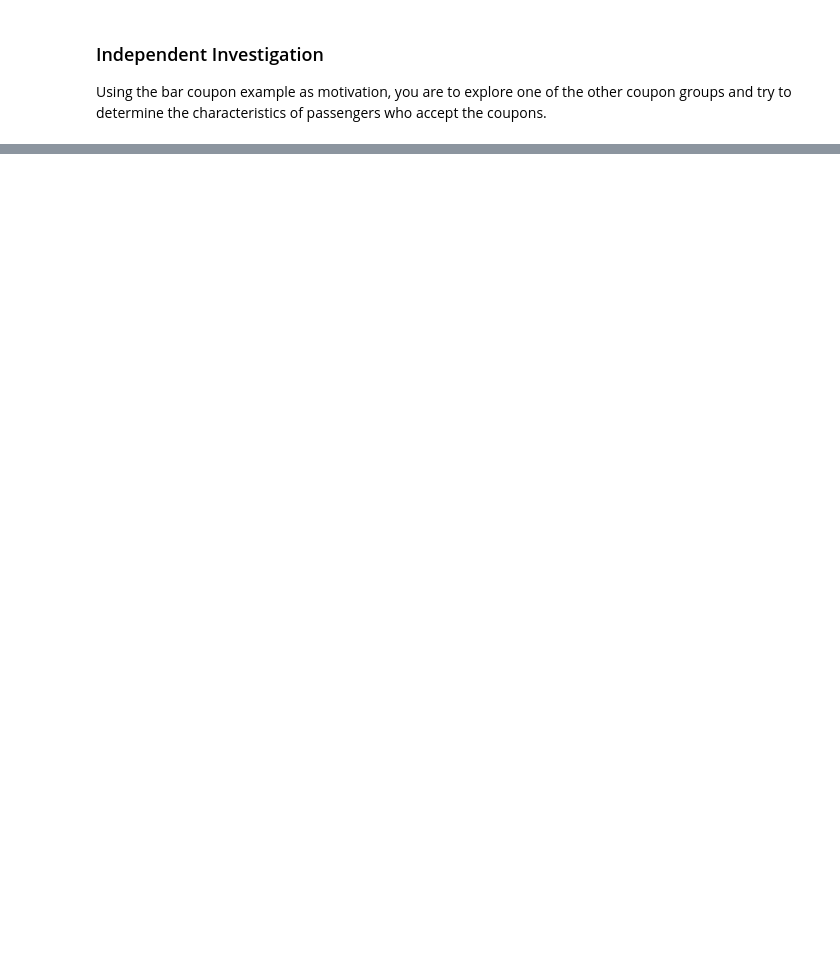
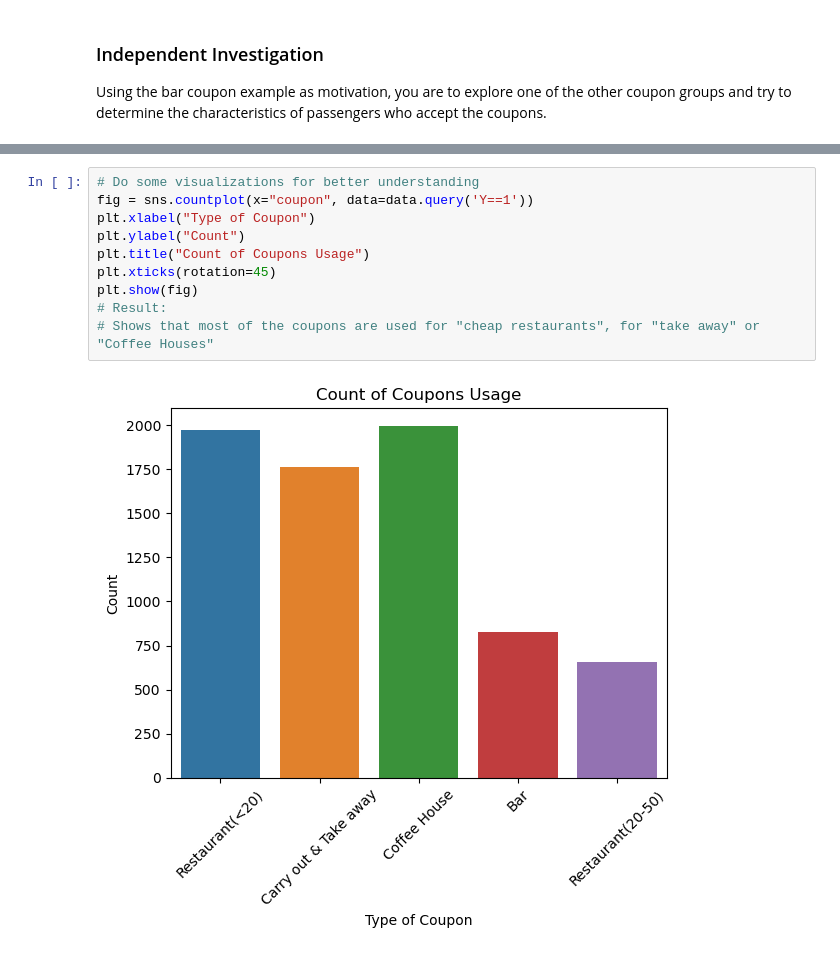
Before and after one commit to te8titan/assignment_5_1, a Jupyter notebook: prompt.ipynb, the cells around one changed output, grey strips where cells are left out. Cells and saved outputs as stored; diff of their text form; blank space fills up the shorter version.

```diff
--- a/prompt.ipynb
+++ b/prompt.ipynb
@@ -702,0 +858,12 @@ Using the bar coupon example as motivation, you are to explore one of the other
+# %%
+# Do some visualizations for better understanding
+fig = sns.countplot(x="coupon", data=data.query('Y==1'))
+plt.xlabel("Type of Coupon")
+plt.ylabel("Count")
+plt.title("Count of Coupons Usage")
+plt.xticks(rotation=45)
+plt.show(fig)
+# Result:
+# Shows that most of the coupons are used for "cheap restaurants", for "take away" or "Coffee Houses"
+# %% [output]
+[figure, added]
```
Also changed, not shown: parts of 17 cells of this notebook, 1 other file.
